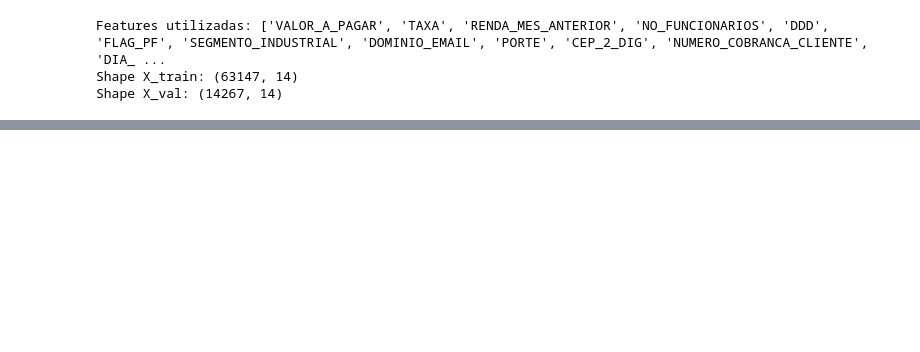
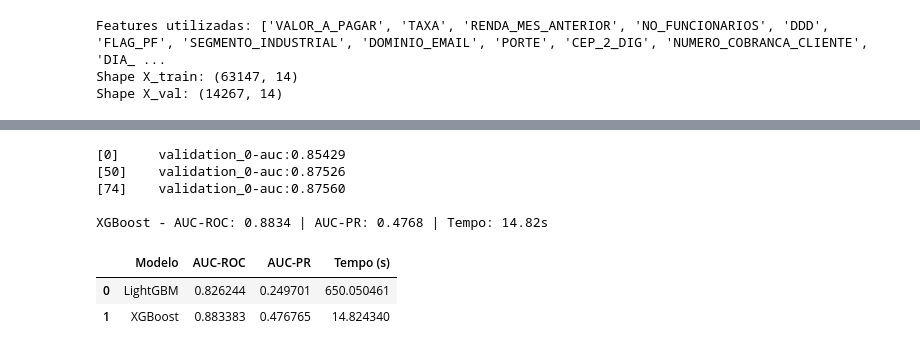
Before and after one commit to Gabverz/datarisk-case-ds-junior, a Jupyter notebook: notebooks/previsao_inadimplencia.ipynb, the cells around one changed output, grey strips where cells are left out. Drawn from its saved outputs; the diff is of its cells as text; code cells hidden in the pictures; blank space fills up the shorter version.

Commit message:
treina e compara LightGBM e XGBoost com medicao de tempo em celulas separadas

```diff
--- a/notebooks/previsao_inadimplencia.ipynb
+++ b/notebooks/previsao_inadimplencia.ipynb
@@ -832,0 +889,47 @@ Shape X_val: (14267, 14)
+# %%
+inicio = time.time()
+
+modelo_xgb = xgb.XGBClassifier(
+    random_state=42,
+    enable_categorical=True,
+    tree_method='hist',
+    scale_pos_weight=scale_pos_weight,
+    n_estimators=500,
+    eval_metric='auc',
+    early_stopping_rounds=50
+)
+
+modelo_xgb.fit(
+    X_train, y_train,
+    eval_set=[(X_val, y_val)],
+    verbose=50
+)
+
+tempo_xgb = time.time() - inicio
+
+pred_xgb = modelo_xgb.predict_proba(X_val)[:, 1]
+
+auc_roc_xgb = roc_auc_score(y_val, pred_xgb)
+auc_pr_xgb = average_precision_score(y_val, pred_xgb)
+
+resultados_modelos.append({
+    'Modelo': 'XGBoost',
+    'AUC-ROC': auc_roc_xgb,
+    'AUC-PR': auc_pr_xgb,
+    'Tempo (s)': tempo_xgb
+})
+
+print(f"\nXGBoost - AUC-ROC: {auc_roc_xgb:.4f} | AUC-PR: {auc_pr_xgb:.4f} | Tempo: {tempo_xgb:.2f}s")
+# %% [output]
+[0]     validation_0-auc:0.85429
+[50]    validation_0-auc:0.87526
+[74]    validation_0-auc:0.87560
+
+XGBoost - AUC-ROC: 0.8834 | AUC-PR: 0.4768 | Tempo: 14.82s
+# %%
+df_resultados = pd.DataFrame(resultados_modelos)
+df_resultados
+# %% [output]
+|  | Modelo | AUC-ROC | AUC-PR | Tempo (s) |
+| 0 | LightGBM | 0.826244 | 0.249701 | 650.050461 |
+| 1 | XGBoost | 0.883383 | 0.476765 | 14.824340 |
```
Also changed, not shown: parts of 4 cells of this notebook.
